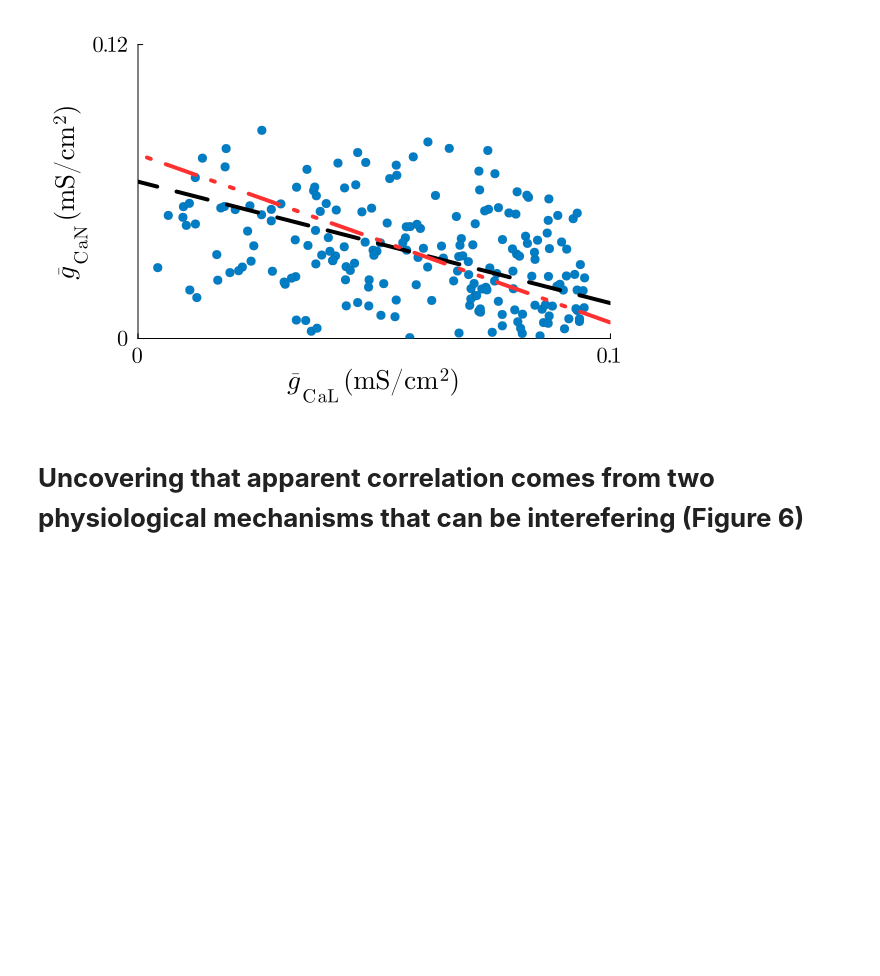
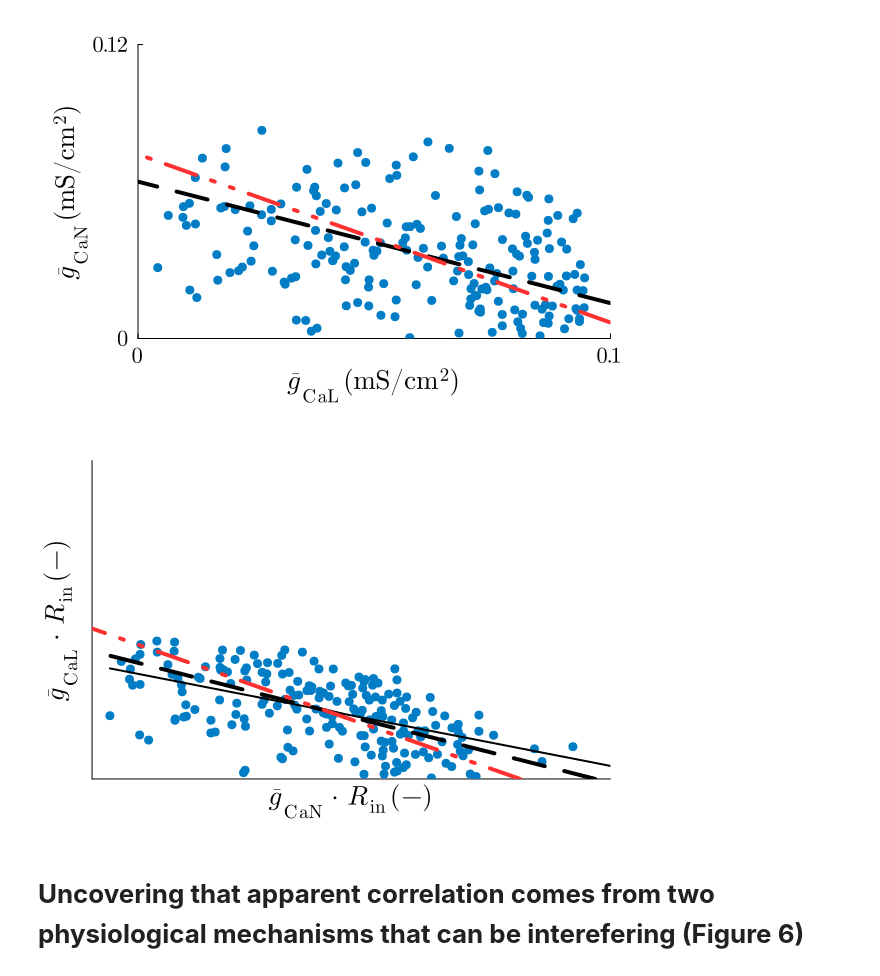
Before and after one commit to arthur-fyon/CORR_2022, a Jupyter notebook: DA/FYON_2022_DA_plots.ipynb, the cells around one changed output. Drawn from its saved outputs; the diff is of its cells as text; code cells hidden in the pictures; blank space fills up the shorter version.

```diff
--- a/DA/FYON_2022_DA_plots.ipynb
+++ b/DA/FYON_2022_DA_plots.ipynb
@@ -481,6 +489,37 @@ display(p5b)
 # savefig(p5b, "./figures/neuromod_gCaLCaN_MC_DIC.pdf")
 # %% [output]
 [figure]
+# %%
+p5b = scatter(g_all_MC_wout_NMDA_normalized[:, 3], g_all_MC_wout_NMDA_normalized[:, 4], label="", color=myCompleteBlue, grid=false,
+              yguidefontsize=18, xguidefontsize=18, legendfontsize=12, margin=5Plots.mm,
+              markerstrokewidth=0., markersize=5, tickfontsize=15, yticks=false,
+              xticks=false, size=(600, 400))
+mean_MC_normalized = zeros(1, nb_channels)
+mean!(mean_MC_normalized, g_all_MC_wout_NMDA_normalized)
+
+line_normalized = fit(g_all_MC_wout_NMDA_normalized[:, 3], g_all_MC_wout_NMDA_normalized[:, 4], 1)
+        s0 = minimum(g_all_MC_wout_NMDA_normalized[:, 3])
+        sn = maximum(g_all_MC_wout_NMDA_normalized[:, 3])
+        plot!([s0, sn], [line_normalized(s0), line_normalized(sn)], linewidth=2, label="", linecolor="black")
+
+plot!([mean_MC_normalized[3] - 400*eig_MC_plot.vectors[:, nb_channels-1][3]*eig_MC_plot.values[nb_channels-1],
+      mean_MC_normalized[3] + 400*eig_MC_plot.vectors[:, nb_channels-1][3]*eig_MC_plot.values[nb_channels-1]],
+      [mean_MC_normalized[4] - 400*eig_MC_plot.vectors[:, nb_channels-1][4]*eig_MC_plot.values[nb_channels-1],
+      mean_MC_normalized[4] + 400*eig_MC_plot.vectors[:, nb_channels-1][4]*eig_MC_plot.values[nb_channels-1]],
+      arrow=false, color=:black, linewidth=4, label="", linestyle=:dash)
+
+plot!([mean_MC_normalized[3] - 10* dgs_dCaN, mean_MC_normalized[3] + 10*dgs_dCaN],
+      [mean_MC_normalized[4] + 10*dgs_dCaL, mean_MC_normalized[4] - 10*dgs_dCaL],
+      arrow=false, color=:firebrick1, linewidth=4, label="", linestyle=:dashdotdot)
+
+ylabel!(L"\bar{g}_\mathrm{CaL}\cdot R_\mathrm{in}\,\mathrm{(-)}")
+xlabel!(L"\bar{g}_\mathrm{CaN}\cdot R_\mathrm{in}\,\mathrm{(-)}")
+xlims!((0, 3))
+ylims!((0, 3.6))
+display(p5b)
+# savefig(p5b, "./figures/neuromod_gCaSA_MC_DIC.pdf")
+# %% [output]
+[figure, added]
 # %% [markdown]
 # **Uncovering that apparent correlation comes from two physiological mechanisms that can be interefering (Figure 6)**
 # %%
```
Also changed, not shown: parts of 5 cells of this notebook, 4 other files.
